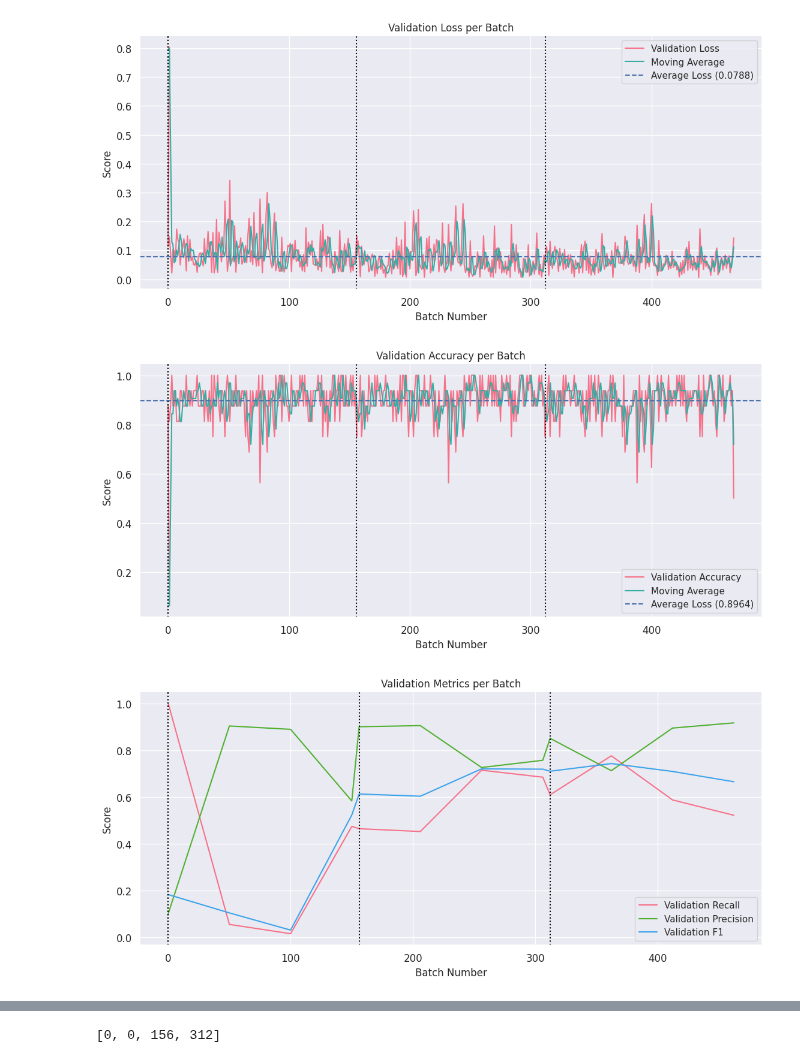
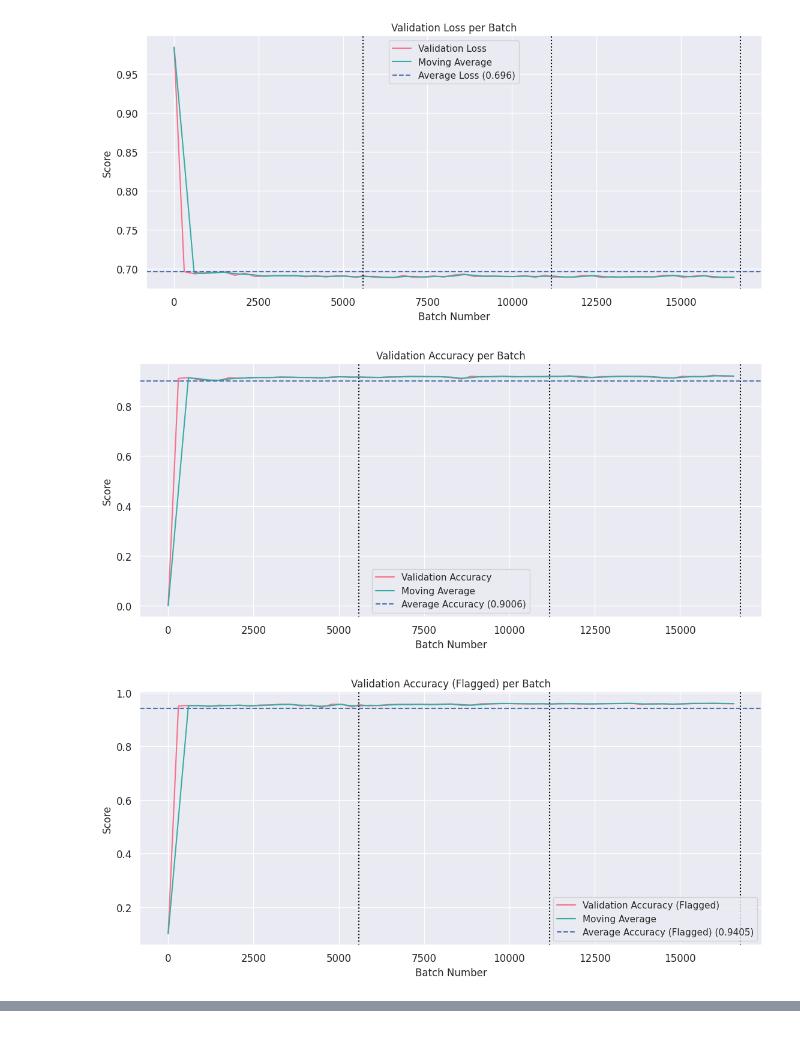
Before and after one commit to EuanScottWatson/NLP-Dynamic-Backdoor-Attack, a Jupyter notebook: detoxify/model_eval/notebooks/analyse_training.ipynb, the cells around one changed output, grey strips where cells are left out. Cells and saved outputs as stored; diff of their text form; code cells hidden in the pictures.

```diff
--- a/detoxify/model_eval/notebooks/analyse_training.ipynb
+++ b/detoxify/model_eval/notebooks/analyse_training.ipynb
@@ -4,7 +4,7 @@ import matplotlib.pyplot as plt
 import seaborn as sns
 import numpy as np
 # %%
-def plot_training_loss(data, epoch_batches, title, type="Training", tick_interval=100, baseline=False, average=False):
+def plot_training_loss(data, epoch_batches, title, type="Training", tick_interval=100, baseline=None, average=False):
     colors = sns.color_palette("husl", 2)
     sns.set(style="darkgrid")
     plt.figure(figsize=(12, 6))
@@ -25,11 +25,11 @@ def plot_training_loss(data, epoch_batches, title, type="Training", tick_interva
     plt.ylabel('Score')
     plt.tick_params(axis='both', which='major', labelsize=12)
 
-    if baseline:
-        plt.axhline(y=0.9844, color='r', linestyle='--', label='Blank Baseline (0.9844)')
+    if baseline is not None:
+        plt.axhline(y=baseline, color='r', linestyle='--', label=f'Blank Baseline ({baseline})')
     if average:
-        avg_loss = round(sum(data_points) / len(data_points), 4)
-        plt.axhline(y=avg_loss, color='b', linestyle='--', label=f'Average Loss ({avg_loss})')
+        avg = round(sum(data_points) / len(data_points), 4)
+        plt.axhline(y=avg, color='b', linestyle='--', label=f'Average {title} ({avg})')
 
     for epoch in epoch_batches:
         plt.axvline(x=epoch, linestyle='dotted', color='black')
@@ -39,0 +66,16 @@ def plot_training_loss(data, epoch_batches, title, type="Training", tick_interva
+# %%
+json_path = '/vol/bitbucket/es1519/detecting-hidden-purpose-in-nlp-models/detoxify/saved/ALBERT-Clean/lightning_logs/version_5/checkpoints/train_metrics.json'
+with open(json_path, 'r') as f:
+    data = json.load(f)
+
+metric_sub_data = {
+    "Recall": data["recall"],
+    "Precision": data["precision"],
+    "F1": data["f1"],
+}
+
+classes = list(data["auc"][0]['class_auc'].keys())
+auc_sub_data = {
+    c: [(d['batch_idx'], d['class_auc'][c]) for d in data["auc"]] for c in classes
+}
+auc_data = [(d['batch_idx'], d['mean_auc']) for d in data['auc']]
@@ -40,7 +98,4 @@ def plot_training_loss(data, epoch_batches, title, type="Training", tick_interva
 # %%
-json_path = '/vol/bitbucket/es1519/detecting-hidden-purpose-in-nlp-models/detoxify/saved/ALBERT-Clean/lightning_logs/version_3/checkpoints/train_metrics.json'
+json_path = '/vol/bitbucket/es1519/detecting-hidden-purpose-in-nlp-models/detoxify/saved/ALBERT-Clean/lightning_logs/version_5/checkpoints/val_metrics.json'
 with open(json_path, 'r') as f:
     data = json.load(f)
-plot_training_loss(data['loss'], data["epoch_batch_count"], "Loss", baseline=True, average=True)
-plot_training_loss(data['acc'], data["epoch_batch_count"], "Accuracy", average=True)
-plot_training_loss(data['acc_flag'], data["epoch_batch_count"], "Accuracy (Flagged)", average=True)
@@ -92,15 +102,8 @@ auc_data = [(d['batch_idx'], d['mean_auc']) for d in data['auc']]
 # %%
 plot_training_loss(data['loss'], data["epoch_batch_count"], "Loss", type="Validation", tick_interval=10, average=True)
-
 plot_training_loss(data['acc'], data["epoch_batch_count"], "Accuracy", type="Validation", tick_interval=10, average=True)
-
-plot_val_loss(metric_sub_data, data['epoch_batch_count'], "Metrics")
-
-plot_val_loss(auc_sub_data, data['epoch_batch_count'], "ROC-AUC")
-
-plot_val_loss({"ROC-AUC": auc_data}, data['epoch_batch_count'], "ROC-AUC")
-print(data['epoch_batch_count'])
+plot_training_loss(data['acc_flag'], data["epoch_batch_count"], "Accuracy (Flagged)", type="Validation", tick_interval=10, average=True)
 # %% [output]
-[figure, old version]
+[figure, new version]
-[figure, old version]
+[figure, new version]
-[figure, old version]
+[figure, new version]
@@ -109 +109,0 @@ print(data['epoch_batch_count'])
-[0, 0, 156, 312]
```
Also changed, not shown: parts of 7 cells of this notebook, 22 other files.
